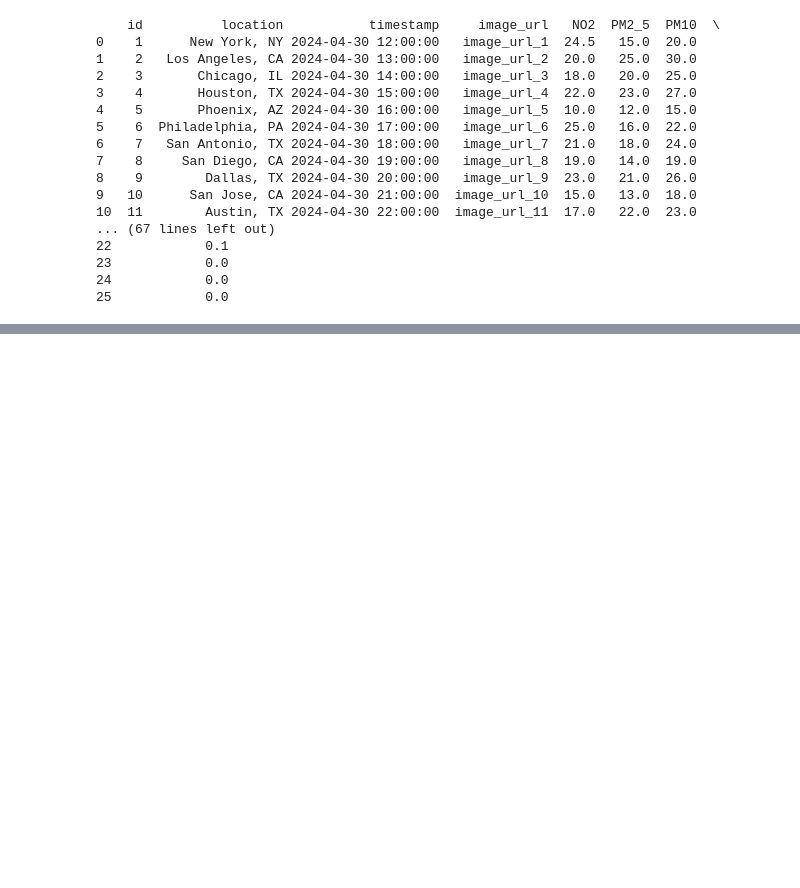
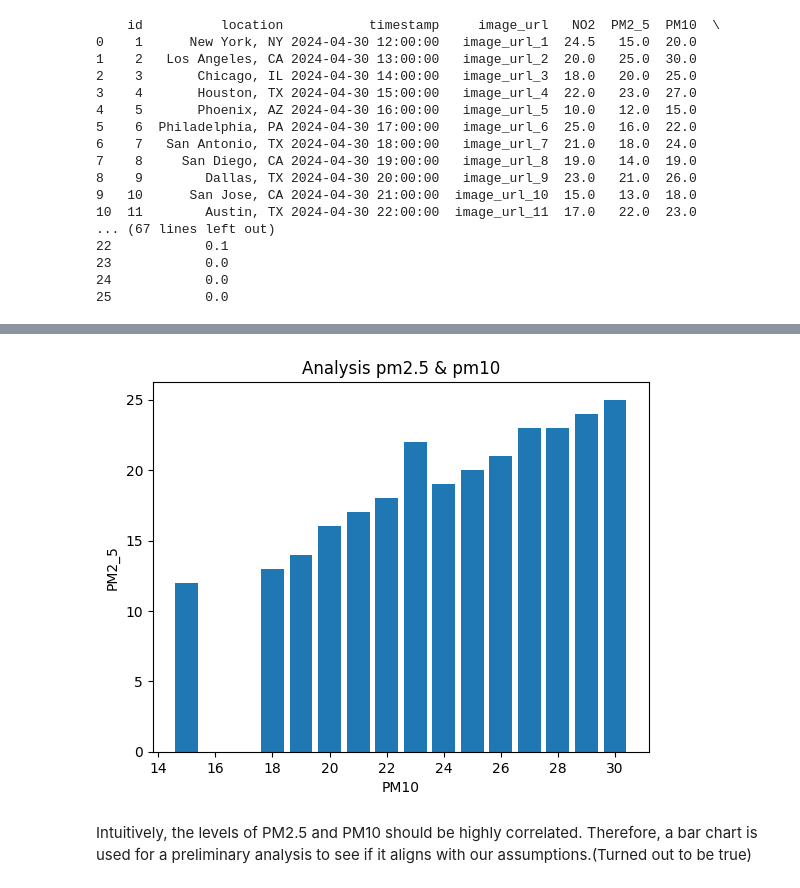
Before and after one commit to Gressling/cheminf-EDU, a Jupyter notebook: machineLearning/environmental_pollution/o15_environmental_toipha.ipynb, the cells around one changed output, grey strips where cells are left out. Drawn from its saved outputs; the diff is of its cells as text; code cells hidden in the pictures; blank space fills up the shorter version.

```diff
--- a/machineLearning/environmental_pollution/o15_environmental_toipha.ipynb
+++ b/machineLearning/environmental_pollution/o15_environmental_toipha.ipynb
@@ -47,0 +83,11 @@ print(df_raw)
+# %%
+#PM10 & PM2.5
+plt.bar(df_raw['PM10'], df_raw['PM2_5'])
+plt.xlabel('PM10')
+plt.ylabel('PM2_5')
+plt.title('Analysis pm2.5 & pm10')
+plt.show()
+# %% [output]
+[figure, added]
+# %% [markdown]
+Intuitively, the levels of PM2.5 and PM10 should be highly correlated. Therefore, a bar chart is used for a preliminary analysis to see if it aligns with our assumptions.(Turned out to be true)
```
Also changed, not shown: parts of 11 cells of this notebook, 1 other file.
